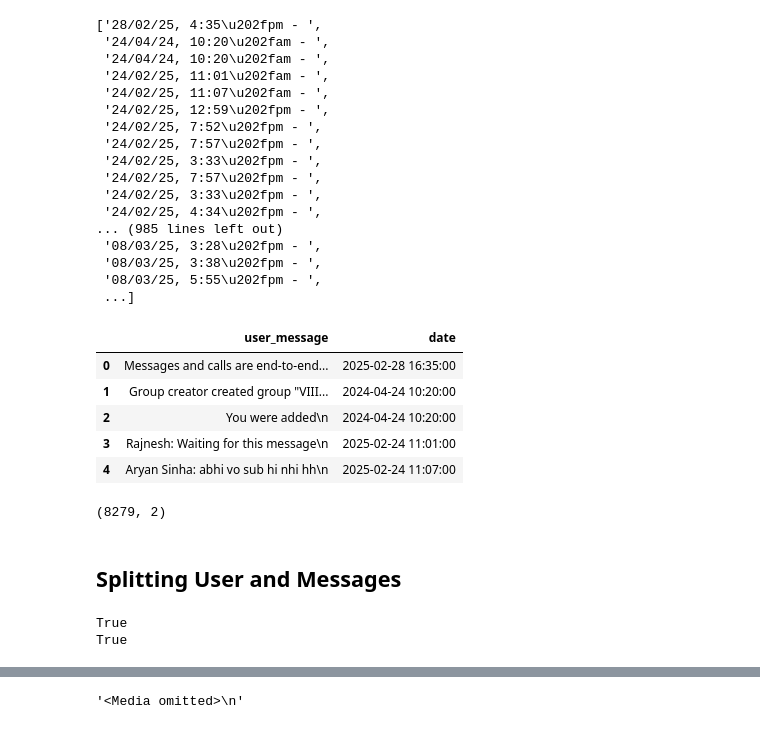
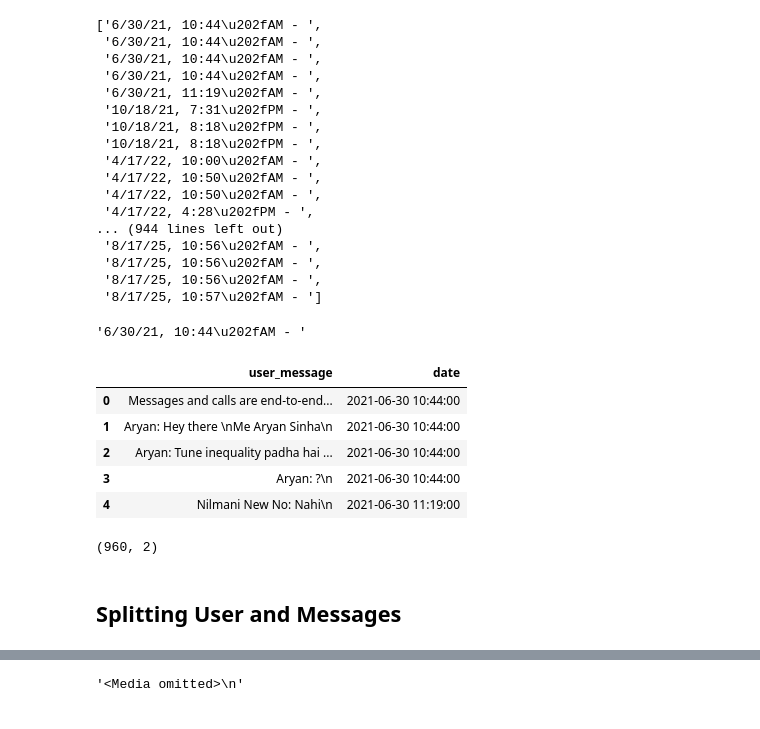
Before and after one commit to Nilmanikumar/WhatsAppChatAnalyser, a Jupyter notebook: main.ipynb, the cells around one changed output, grey strips where cells are left out. Saved outputs shown, nothing was run; the diff lists cells and outputs as text; code cells hidden in the pictures.

Commit message:
more date fixed
- Fixed issue
- Added more date format

```diff
--- a/main.ipynb
+++ b/main.ipynb
@@ -2,7 +2,7 @@
 import re
 import pandas as pd
 # %%
-f = open('chat.txt','r',encoding='utf-8')
+f = open(r"C:\Users\kumar\Desktop\chat_ex\WhatsApp Chat with Nilmani New No\WhatsApp Chat with Nilmani New No.txt",'r',encoding='utf-8')
 # %%
 data = f.read()
 f.close()
@@ -29,5 +29,5 @@ print(data)
 # %%
-pattern = '\d{1,2}/\d{1,2}/\d{2,4},\s\d{1,2}:\d{2}\s(?:am|pm)\s-\s'
+pattern = '\d{1,2}/\d{1,2}/\d{2,4},\s(?:\d{1,2}:\d{2}(?:[\s\u202f]?(?:am|pm|AM|PM))?)\s-\s'
 # %%
 messages = re.split(pattern,data)[1:] # One onwards as it first line contain empty string
 # %%
@@ -35,41 +35,61 @@ dates = re.findall(pattern,data)
 # %%
 dates
 # %% [output]
-['28/02/25, 4:35\u202fpm - ',
- '24/04/24, 10:20\u202fam - ',
- '24/04/24, 10:20\u202fam - ',
- '24/02/25, 11:01\u202fam - ',
- '24/02/25, 11:07\u202fam - ',
- '24/02/25, 12:59\u202fpm - ',
- '24/02/25, 7:52\u202fpm - ',
- '24/02/25, 7:57\u202fpm - ',
- '24/02/25, 3:33\u202fpm - ',
- '24/02/25, 7:57\u202fpm - ',
- '24/02/25, 3:33\u202fpm - ',
- '24/02/25, 4:34\u202fpm - ',
-... (985 lines left out)
- '08/03/25, 3:28\u202fpm - ',
- '08/03/25, 3:38\u202fpm - ',
- '08/03/25, 5:55\u202fpm - ',
- ...]
+['6/30/21, 10:44\u202fAM - ',
+ '6/30/21, 10:44\u202fAM - ',
+ '6/30/21, 10:44\u202fAM - ',
+ '6/30/21, 10:44\u202fAM - ',
+ '6/30/21, 11:19\u202fAM - ',
+ '10/18/21, 7:31\u202fPM - ',
+ '10/18/21, 8:18\u202fPM - ',
+ '10/18/21, 8:18\u202fPM - ',
+ '4/17/22, 10:00\u202fAM - ',
+ '4/17/22, 10:50\u202fAM - ',
+ '4/17/22, 10:50\u202fAM - ',
+ '4/17/22, 4:28\u202fPM - ',
+... (944 lines left out)
+ '8/17/25, 10:56\u202fAM - ',
+ '8/17/25, 10:56\u202fAM - ',
+ '8/17/25, 10:56\u202fAM - ',
+ '8/17/25, 10:57\u202fAM - ']
+# %%
+dates[0]
+# %% [output]
+'6/30/21, 10:44\u202fAM - '
 # %%
 # dates[0].replace("\u202f"," ")
 # %%
 df = pd.DataFrame({'user_message':messages,'message_date':dates})
-df['message_date'] = pd.to_datetime(df['message_date'],format = "%d/%m/%y, %I:%M\u202f%p - ")
-df.rename(columns={'message_date' : 'date'},inplace=True)
+formats = [
+    "%d/%m/%y, %I:%M\u202f%p - ",   # 12h, 2-digit year, normal space
+    "%d/%m/%y, %I:%M\u202f%p - ", # 12h, 2-digit year, narrow space
+    "%d/%m/%Y, %I:%M\u202f%p - ",   # 12h, 4-digit year, normal space
+    "%d/%m/%Y, %I:%M\u202f%p - ", # 12h, 4-digit year, narrow space
+    "%d/%m/%y, %H:%M\u202f- ",      # 24h, 2-digit year
+    "%d/%m/%Y, %H:%M\u202f- ",      # 24h, 4-digit year
+    "%m/%d/%y, %I:%M\u202f%p - "
+]
+
+for fmt in formats:
+    try:
+        df['message_date'] = pd.to_datetime(df['message_date'], format=fmt)
+        break  # stop when one format works
+    except Exception:
+        continue
+
+df.rename(columns={'message_date': 'date'}, inplace=True)
 df.head()
 # %% [output]
 |  | user_message | date |
-| 0 | Messages and calls are end-to-end... | 2025-02-28 16:35:00 |
-| 1 | Group creator created group "VIII... | 2024-04-24 10:20:00 |
-| 2 | You were added\n | 2024-04-24 10:20:00 |
-| 3 | Rajnesh: Waiting for this message\n | 2025-02-24 11:01:00 |
-| 4 | Aryan Sinha: abhi vo sub hi nhi hh\n | 2025-02-24 11:07:00 |
+| 0 | Messages and calls are end-to-end... | 2021-06-30 10:44:00 |
+| 1 | Aryan: Hey there \nMe Aryan Sinha\n | 2021-06-30 10:44:00 |
+| 2 | Aryan: Tune inequality padha hai ... | 2021-06-30 10:44:00 |
+| 3 | Aryan: ?\n | 2021-06-30 10:44:00 |
+| 4 | Nilmani New No: Nahi\n | 2021-06-30 11:19:00 |
 # %%
 df.shape
 # %% [output]
-(8279, 2)
+(960, 2)
 # %% [markdown]
 ## Splitting User and Messages
 # %%
@@ -90,9 +110,6 @@ for message in df['user_message']:
     else :
         users.append('notification')
         messages.append(entry[0])
-# %% [output]
-True
-True
 # %%
 df = df.drop(columns="user_message")
 df['user'] = users
```
Also changed, not shown: parts of 3 cells of this notebook, 2 other files.
